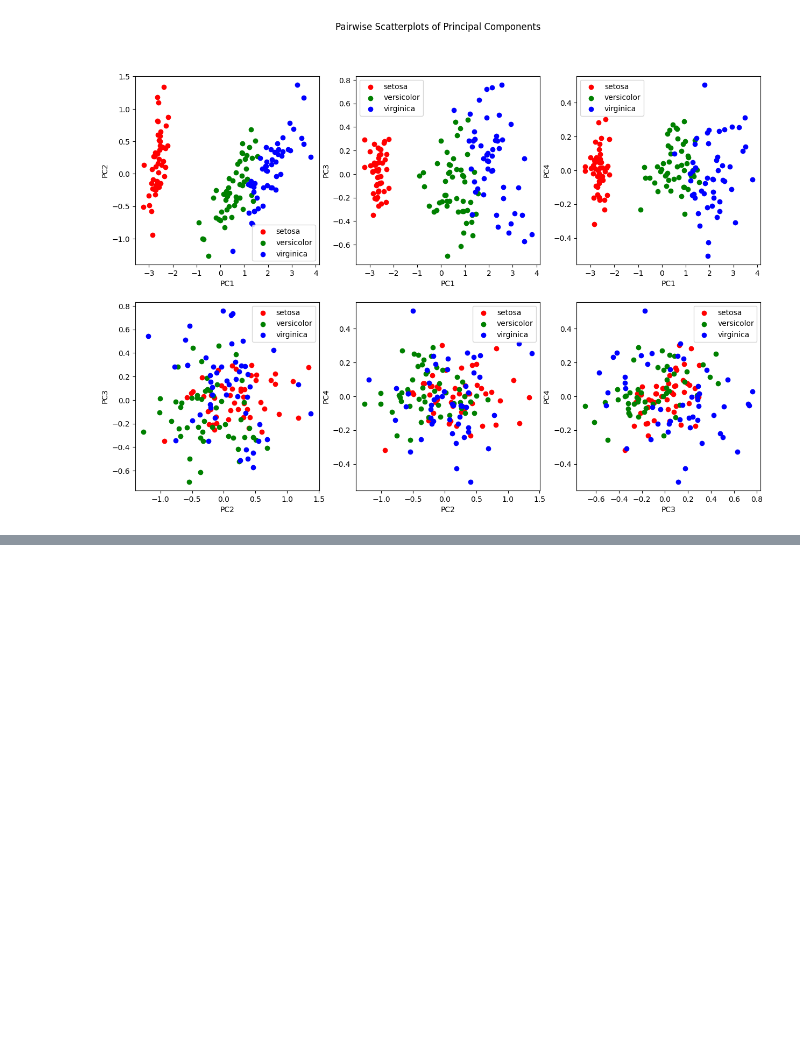
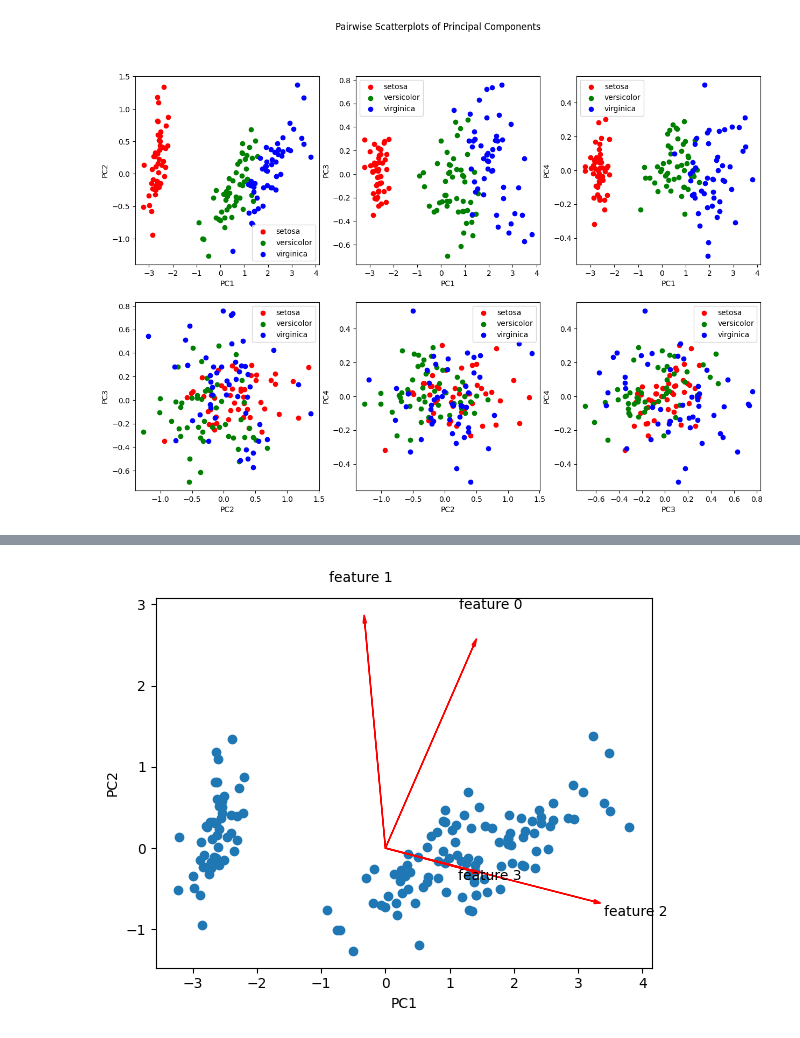
Before and after one commit to zonszer/ML-NP-design_test, a Jupyter notebook: 画图.ipynb, the cells around one changed output, grey strips where cells are left out. Drawn from its saved outputs; the diff is of its cells as text; code cells hidden in the pictures; blank space fills up the shorter version.

```diff
--- a/画图.ipynb
+++ b/画图.ipynb
@@ -241,0 +207,32 @@ ModuleNotFoundError: No module named 'seaborn'
+# %%
+import matplotlib.pyplot as plt
+from sklearn.decomposition import PCA
+import numpy as np
+
+# Load Iris dataset and perform PCA
+data = load_iris()
+X = data.data
+y = data.target
+
+pca = PCA(n_components=2)
+x_pca = pca.fit_transform(X)
+
+# create a scatter plot of the first two principal components
+plt.scatter(x_pca[:, 0], x_pca[:, 1])
+
+# add arrows indicating the original features
+feature_vectors = pca.components_.T
+for i, v in enumerate(feature_vectors):
+    arrow = v * max(x_pca[:, 0])
+    plt.arrow(0, 0, arrow[0], arrow[1], fc='r', ec='r',
+              head_width=0.05, head_length=0.1)
+    plt.text(arrow[0] * 1.2, arrow[1] * 1.2, f'feature {i}',
+             ha='center', va='center')
+
+# add labels for the principal components
+plt.xlabel('PC1')
+plt.ylabel('PC2')
+
+plt.show()
+# %% [output]
+[figure, added]
```
Also changed, not shown: parts of 4 cells of this notebook.
